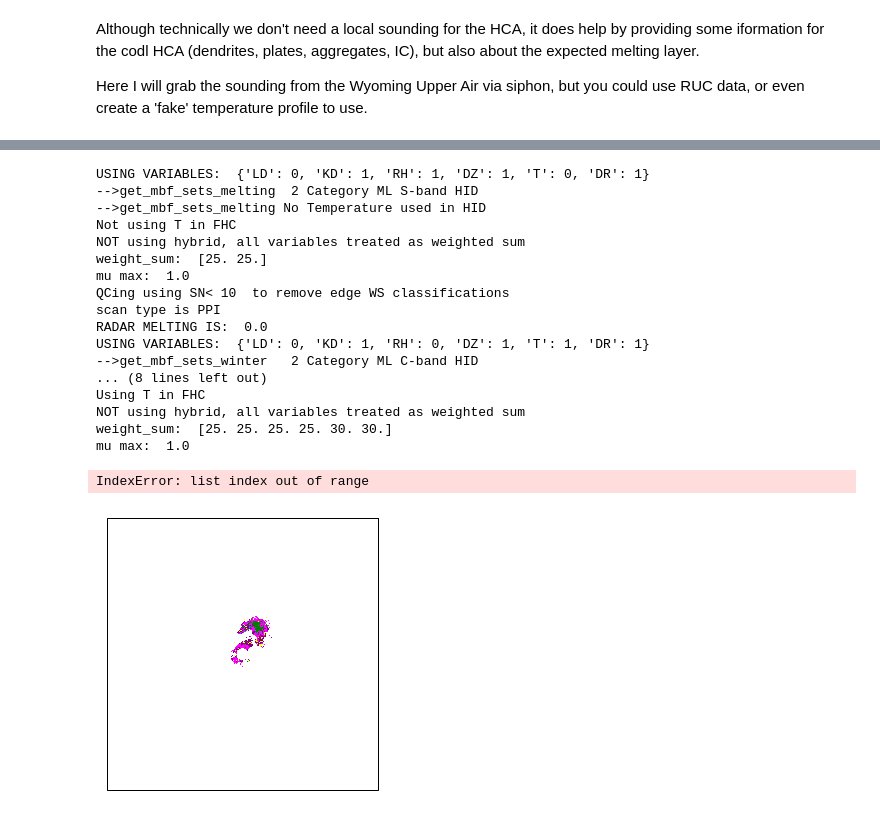
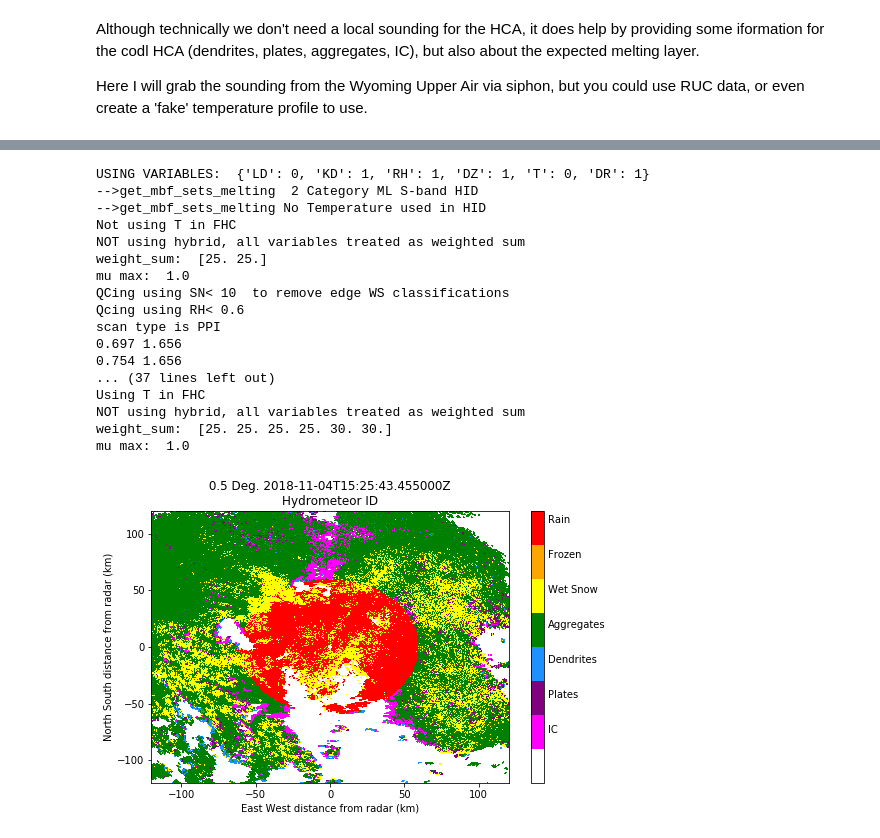
Before and after one commit to CSU-Radarmet/CSU_RadarTools, a Jupyter notebook: notebooks/CSU_winter_hca_Demo.ipynb, the cells around one changed output, grey strips where cells are left out. Cells and saved outputs as stored; diff of their text form; code cells hidden in the pictures.

Commit message:
Changed the jupyter notebook to reflect some changes to the melting layer functions.

```diff
--- a/notebooks/CSU_winter_hca_Demo.ipynb
+++ b/notebooks/CSU_winter_hca_Demo.ipynb
@@ -120,8 +120,8 @@ def get_radar_from_aws(site, datetime_t):
         if 'gz' in this_str:
             endme = this_str[-22:-3]
             fmt = '%Y%m%d_%H%M%S_V06'
-            datt = datetime.strptime(endme, fmt)
-            datetimes.append(datt)
+            dat = dt.strptime(endme, fmt)
+            datetimes.append(dat)
             keys.append(bucket_list[i])
             #print(dt)
         if this_str[-3::] == 'V06': #'LSX20160707_000150_' does not match format '%Y%m%d_%H%M%S_V06'
@@ -129,8 +129,8 @@ def get_radar_from_aws(site, datetime_t):
             #print(this_str[-19::])
             endme = this_str[-19::]
             fmt = '%Y%m%d_%H%M%S_V06'
-            datt = datetime.strptime(endme, fmt)
-            datetimes.append(datt)
+            dat = dt.strptime(endme, fmt)
+            datetimes.append(dat)
             keys.append(bucket_list[i])
 
     #function to allow easy searching
@@ -176,9 +179,10 @@ def add_field_to_radar_object(field, radar, field_name='FH', units='unitless',
 # %%
 import netCDF4
-base_date = "20120208_013200"
+from datetime import datetime as dt
+base_date = "20181104_152543"
 fmt = '%Y%m%d_%H%M%S'
 b_d = dt.strptime(base_date, fmt)
-radsite='KICT'
+radsite='KGRB'
 
 radar = get_radar_from_aws(radsite,b_d )
 
@@ -307,7 +311,7 @@ def interpolate_sounding_to_radar(sounding, radar):
     rad_T1d = np.interp(np.ravel(rad_z1d), np.array(snd_z), np.array(snd_T))
     return np.reshape(rad_T1d, shape), radar_z
 # %%
-station = 'TOP'
+station = 'GRB'
 sounding, stime = get_sounding(radar_start_date,station)
 stimelast = deepcopy(stime)
 #next interpolate the T to our radar data.
@@ -344,7 +346,7 @@ azimuths = radar.azimuth['data']
 #otherwise run_winter will just return the winter HCA
 
 hcawinter,scores,hca = csu_winter.run_winter(dz=dz,zdr=dr,kdp=kd,rho=rh,sn=sn,T=radar_T,heights=radar_z,scan_type = radar.scan_type,verbose=False,
-                                                     azimuths=azimuths,use_temp = True,band='S',return_scores=True,sn_thresh=10)
+                                                     minRH=0.6,azimuths=azimuths,use_temp = True,band='S',return_scores=True,sn_thresh=10,expected_ML=expected_ML)
 # %% [output]
 USING VARIABLES:  {'LD': 0, 'KD': 1, 'RH': 1, 'DZ': 1, 'T': 0, 'DR': 1}
 -->get_mbf_sets_melting  2 Category ML S-band HID
@@ -354,11 +356,11 @@ NOT using hybrid, all variables treated as weighted sum
 weight_sum:  [25. 25.]
 mu max:  1.0
 QCing using SN< 10  to remove edge WS classifications
+Qcing using RH< 0.6
 scan type is PPI
-RADAR MELTING IS:  0.0
-USING VARIABLES:  {'LD': 0, 'KD': 1, 'RH': 0, 'DZ': 1, 'T': 1, 'DR': 1}
--->get_mbf_sets_winter   2 Category ML C-band HID
-... (8 lines left out)
+0.697 1.656
+0.754 1.656
+... (37 lines left out)
 Using T in FHC
 NOT using hybrid, all variables treated as weighted sum
 weight_sum:  [25. 25. 25. 25. 30. 30.]
@@ -385,51 +387,18 @@ def adjust_fhcw_colorbar_for_pyart(cb):
 # %%
 ##Note with NEXRAD, there is no pol data on the low-level, long range scans which are 1,3 so
 ## the winter HCA filters these out and does not return values.
 
 ##TaDa! Note there is still some pretty small values of
 
 xlim = [-120,120]
 ylim = [-120,120]
-display = pyart.graph.RadarMapDisplayCartopy(radar)
+display = pyart.graph.RadarDisplay(radar)
 fig = plt.figure(figsize=(8,5))
-display.plot_ppi_map(
-        'FH',
-        sweep=0,
-        mask_tuple=None,
-        vmin=0,
-        vmax=7,
-        cmap=cmaphidwinter,
-        norm=None,
-        mask_outside=False,
-        title=False,
-        title_flag=False,
-        colorbar_flag=False,
-        colorbar_label=False,
-        ax=None,
-        fig=None,
-        lat_lines=None,
-        lon_lines=None,
-        projection=None,
-#         min_lon=min_lon,
-#         max_lon=max_lon,
-#         min_lat=min_lat,
-#         max_lat=max_lat,
-        width=None,
-        height=None,
-        lon_0=None,
-        lat_0=None,
-        resolution='110m',
-        shapefile=None,
-        shapefile_kwargs=None,
-        edges=True,
-        gatefilter=None,
-        filter_transitions=True,
-        embelish=False,
-        raster=False,
-        ticks=None,
-        ticklabs=None,
-        alpha=None,
-        )
+display.plot_ppi('FH', sweep=0, vmin=0, vmax=7, cmap=cmaphidwinter,
+                 colorbar_label='', mask_outside=True)
+display.set_limits(xlim=xlim, ylim=ylim)
+display.cbs[0] = adjust_fhcw_colorbar_for_pyart(display.cbs[0])
+
+plt.savefig('{r}_{d:%Y%m%d_%H%M}_HCA.png'.format(r=radsite,d=radar_start_date),dpi=300)
 # %% [output]
-IndexError: list index out of range
-[figure, old version]
+[figure, new version]
```
Also changed, not shown: parts of 9 cells of this notebook.
